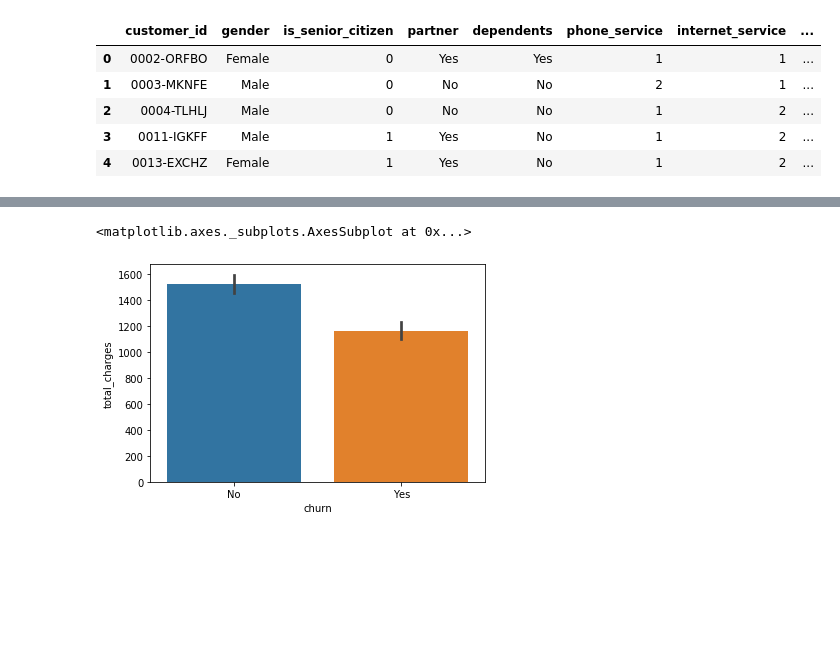
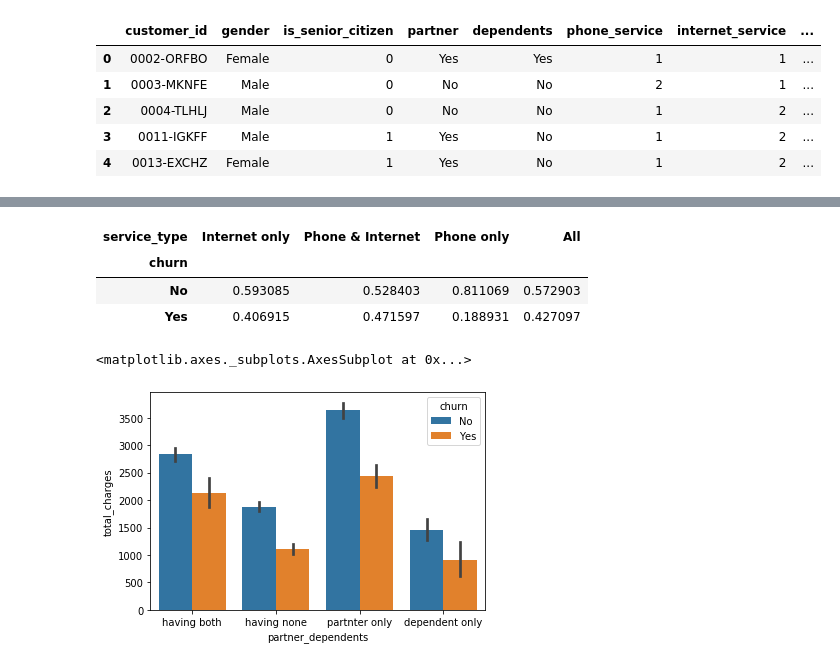
Before and after one commit to Yongliang-Shi/numpy-pandas-visualization-exercises, a Jupyter notebook: storytelling_project.ipynb, the cells around one changed output, grey strips where cells are left out. Saved outputs shown, nothing was run; the diff lists cells and outputs as text; code cells hidden in the pictures; blank space fills up the shorter version.

Commit message:
more data exploration and begin visualization

```diff
--- a/storytelling_project.ipynb
+++ b/storytelling_project.ipynb
@@ -253,0 +286,10 @@ CustDetails.head()
+# %%
+def service_type(row):
+    if row['phone_service'] == 'No Phone Service':
+        return "Internet only"
+    elif row['internet_service'] == 'No Internet Service':
+        return "Phone only"
+    else:
+        return "Phone & Internet"
+
+service_type(CustDetails.iloc[5])
@@ -253,0 +298,2 @@ CustDetails.head()
+# %%
+CustDetails['service_type'] = CustDetails.apply(service_type, axis=1)
@@ -253,0 +309,14 @@ CustDetails.head()
+# %%
+def partner_dependents(row):
+    if row['partner'] == 'Yes':
+        if row['dependents'] == 'Yes':
+            return 'having both'
+        elif row['dependents'] == 'No':
+            return 'partnter only'
+    elif row['partner'] == 'No':
+        if row['dependents'] == 'Yes':
+            return 'dependent only'
+        elif row['dependents'] == 'No':
+            return 'having none'
+
+partner_dependents(CustDetails.iloc[30])
@@ -253,0 +325,2 @@ CustDetails.head()
+# %%
+CustDetails['partner_dependents'] = CustDetails.apply(partner_dependents, axis=1)
@@ -455,5 +534,14 @@ sns.barplot(x = 'churn', y='monthly_charges',hue = 'dependents', data=CustMonthl
+# %%
+pd.crosstab(CustMonthly['churn'], CustMonthly['service_type'], margins=True, normalize=1)
+# %% [output]
+| service_type | Internet only | Phone & Internet | Phone only | All |
+| churn |  |  |  |  |
+| No | 0.593085 | 0.528403 | 0.811069 | 0.572903 |
+| Yes | 0.406915 | 0.471597 | 0.188931 | 0.427097 |
 # %%
-sns.barplot(x = 'churn', y='total_charges',data=CustMonthly)
+# Why
+
+sns.barplot(x = 'partner_dependents', y='total_charges', hue = 'churn', data=CustDetails)
 # %% [output]
 <matplotlib.axes._subplots.AxesSubplot at 0x...>
-[figure, old version]
+[figure, new version]
```
Also changed, not shown: parts of 44 cells of this notebook.
